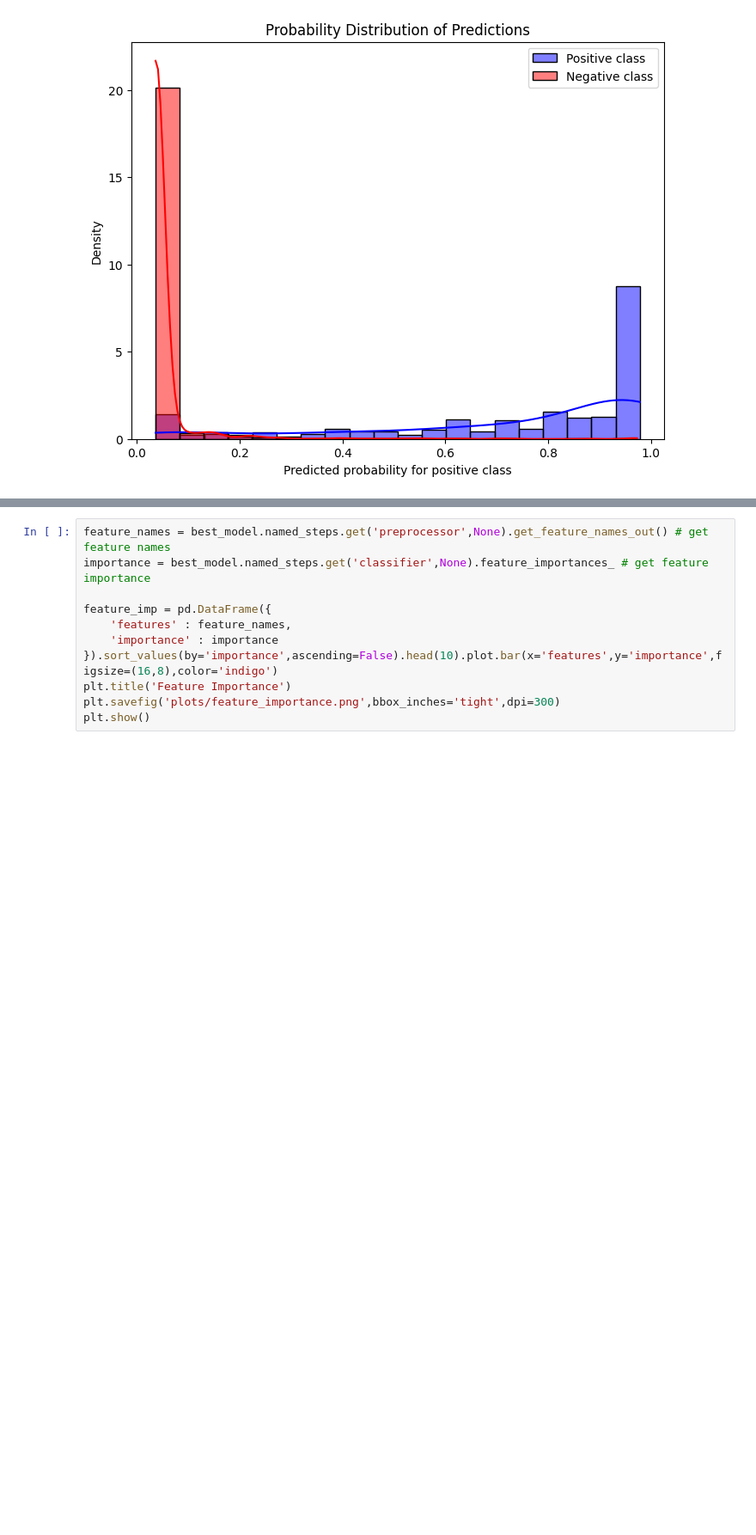
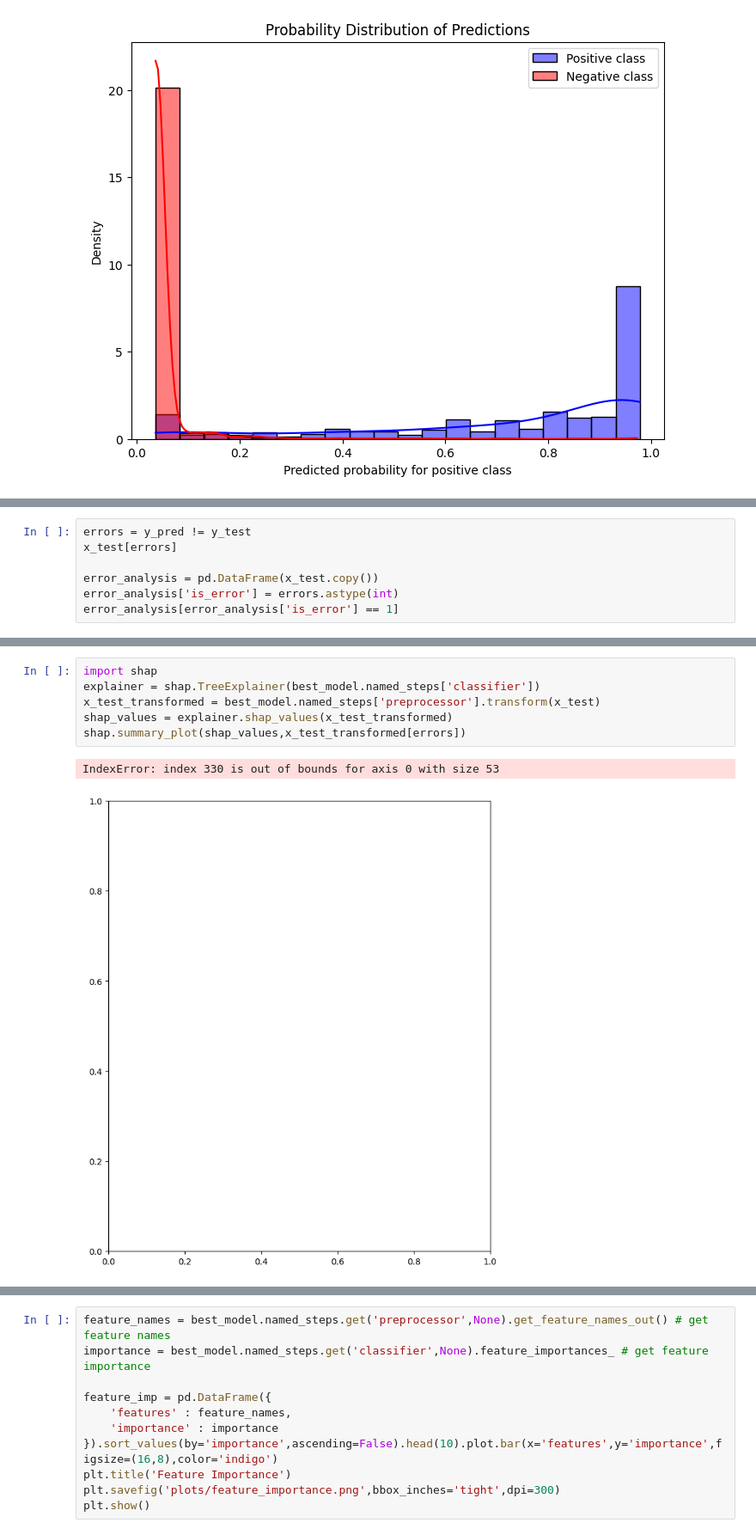
Before and after one commit to Maxwell-Selassie/Churn-Prediction, a Jupyter notebook: model_evaluation.ipynb, the cells around one changed output, grey strips where cells are left out. Shown: that part at 86% size. Drawn from its saved outputs; the diff is of its cells as text; blank space fills up the shorter version.

```diff
--- a/model_evaluation.ipynb
+++ b/model_evaluation.ipynb
@@ -208,0 +219,7 @@ plt.show()
+# %%
+errors = y_pred != y_test
+x_test[errors]
+
+error_analysis = pd.DataFrame(x_test.copy())
+error_analysis['is_error'] = errors.astype(int)
+error_analysis[error_analysis['is_error'] == 1]
@@ -208,0 +252,9 @@ plt.show()
+# %%
+import shap
+explainer = shap.TreeExplainer(best_model.named_steps['classifier'])
+x_test_transformed = best_model.named_steps['preprocessor'].transform(x_test)
+shap_values = explainer.shap_values(x_test_transformed)
+shap.summary_plot(shap_values,x_test_transformed[errors])
+# %% [output]
+IndexError: index 330 is out of bounds for axis 0 with size 53
+[figure, added]
```
Also changed, not shown: parts of 5 cells of this notebook, 1 other file.
